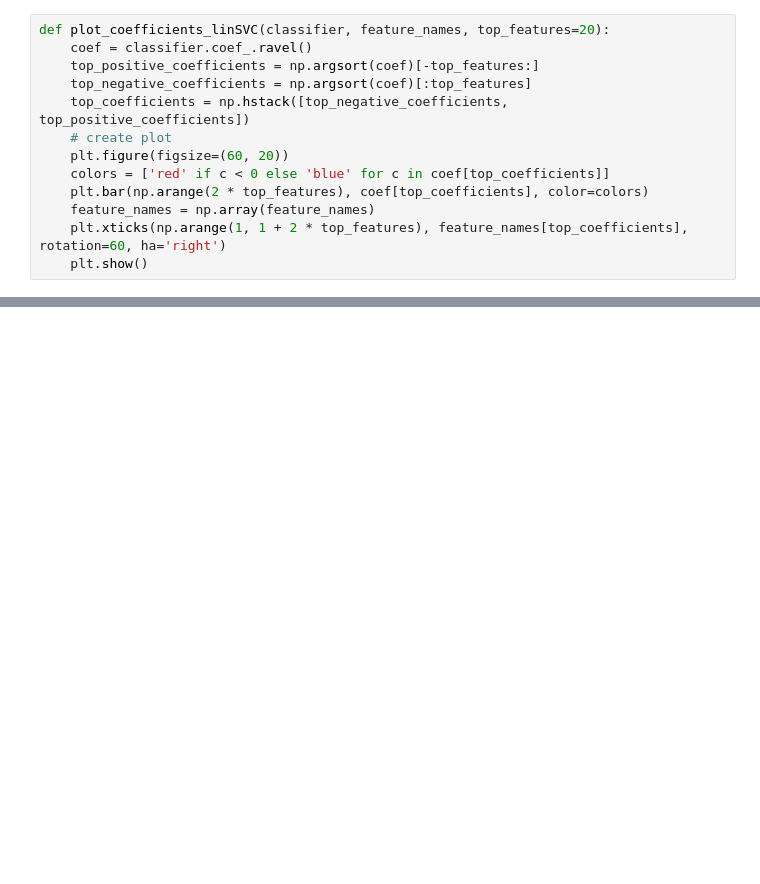
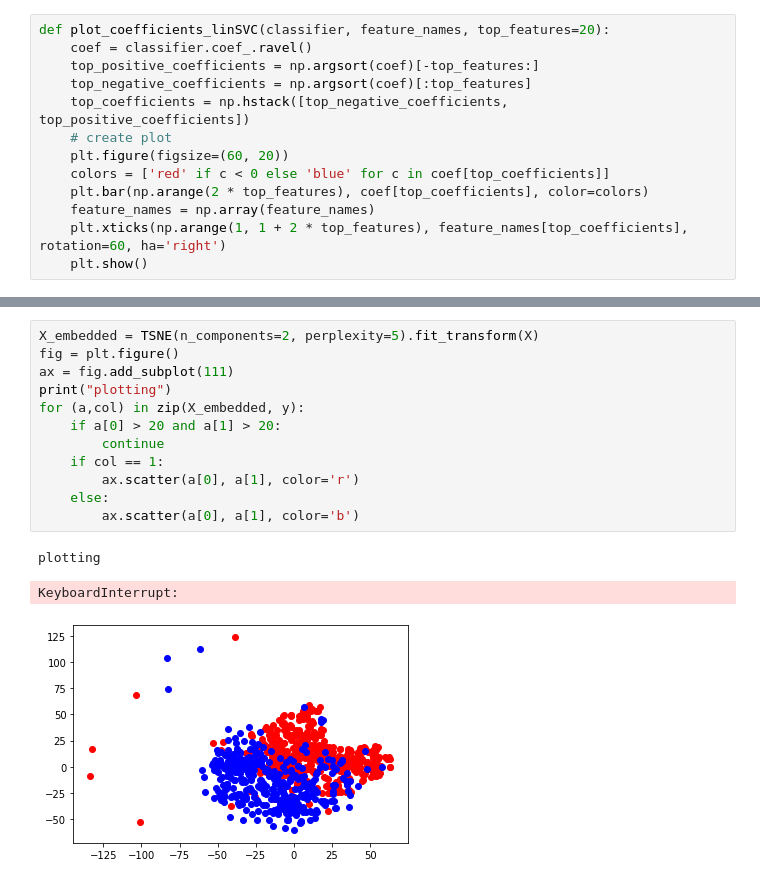
Before and after one commit to behradkoohy/comp3212-cancer-exploration, a Jupyter notebook: 2.svm_and_a_little_pca.ipynb, the cells around one changed output, grey strips where cells are left out. Drawn from its saved outputs; the diff is of its cells as text; blank space fills up the shorter version.

```diff
--- a/2.svm_and_a_little_pca.ipynb
+++ b/2.svm_and_a_little_pca.ipynb
@@ -78,0 +125,16 @@ svc_reddim.score(X_testd, y_testd)
+# %%
+X_embedded = TSNE(n_components=2, perplexity=5).fit_transform(X)
+fig = plt.figure()
+ax = fig.add_subplot(111)
+print("plotting")
+for (a,col) in zip(X_embedded, y):
+    if a[0] > 20 and a[1] > 20:
+        continue
+    if col == 1:
+        ax.scatter(a[0], a[1], color='r')
+    else:
+        ax.scatter(a[0], a[1], color='b')
+# %% [output]
+plotting
+KeyboardInterrupt:
+[figure, added]
```
Also changed, not shown: parts of 12 cells of this notebook, 1 other file.
